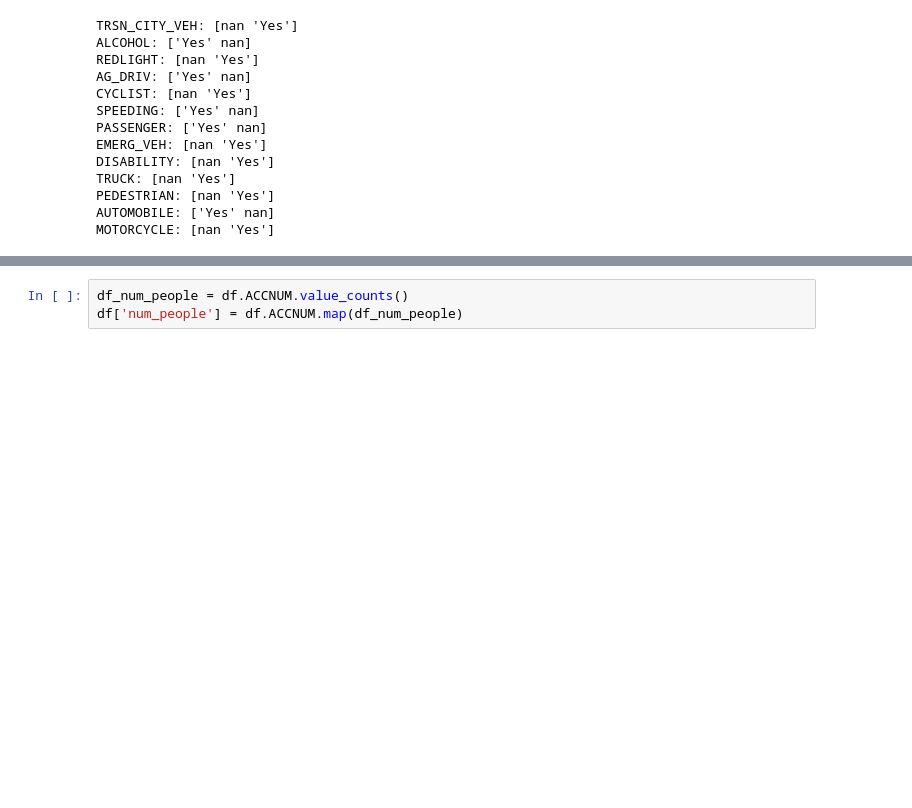
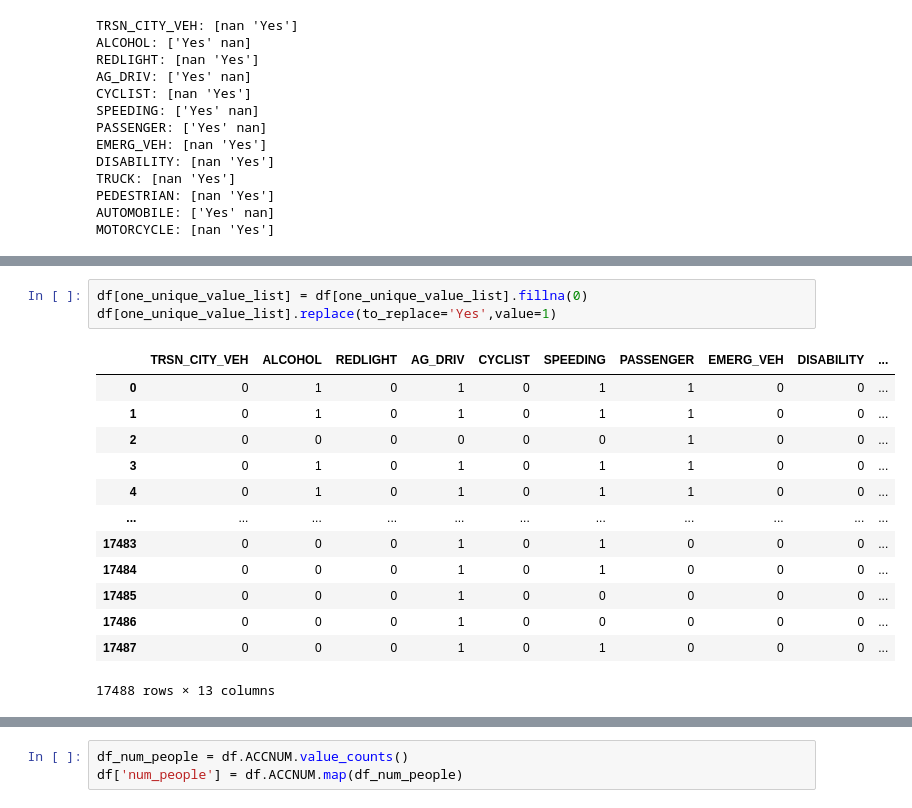
Before and after one commit to oscaru21/Traffic_Collision_Group_1_section_003COMP247Project, a Jupyter notebook: notebooks/EDA.ipynb, the cells around one changed output, grey strips where cells are left out. Drawn from its saved outputs; the diff is of its cells as text; blank space fills up the shorter version.

Commit message:
Analysis on columns

```diff
--- a/notebooks/EDA.ipynb
+++ b/notebooks/EDA.ipynb
@@ -191,0 +96,17 @@ RDSFCOND: ['Wet' 'Dry' 'Other' 'Slush' 'Ice' 'Loose Snow' 'Packed Snow'
+# %%
+df[one_unique_value_list] = df[one_unique_value_list].fillna(0)
+df[one_unique_value_list].replace(to_replace='Yes',value=1)
+# %% [output]
+|  | TRSN_CITY_VEH | ALCOHOL | REDLIGHT | AG_DRIV | CYCLIST | SPEEDING | PASSENGER | EMERG_VEH | DISABILITY | ... |
+| 0 | 0 | 1 | 0 | 1 | 0 | 1 | 1 | 0 | 0 | ... |
+| 1 | 0 | 1 | 0 | 1 | 0 | 1 | 1 | 0 | 0 | ... |
+| 2 | 0 | 0 | 0 | 0 | 0 | 0 | 1 | 0 | 0 | ... |
+| 3 | 0 | 1 | 0 | 1 | 0 | 1 | 1 | 0 | 0 | ... |
+| 4 | 0 | 1 | 0 | 1 | 0 | 1 | 1 | 0 | 0 | ... |
+| ... | ... | ... | ... | ... | ... | ... | ... | ... | ... | ... |
+| 17483 | 0 | 0 | 0 | 1 | 0 | 1 | 0 | 0 | 0 | ... |
+| 17484 | 0 | 0 | 0 | 1 | 0 | 1 | 0 | 0 | 0 | ... |
+| 17485 | 0 | 0 | 0 | 1 | 0 | 0 | 0 | 0 | 0 | ... |
+| 17486 | 0 | 0 | 0 | 1 | 0 | 0 | 0 | 0 | 0 | ... |
+| 17487 | 0 | 0 | 0 | 1 | 0 | 1 | 0 | 0 | 0 | ... |
+17488 rows × 13 columns
```
Also changed, not shown: parts of 43 cells of this notebook.
